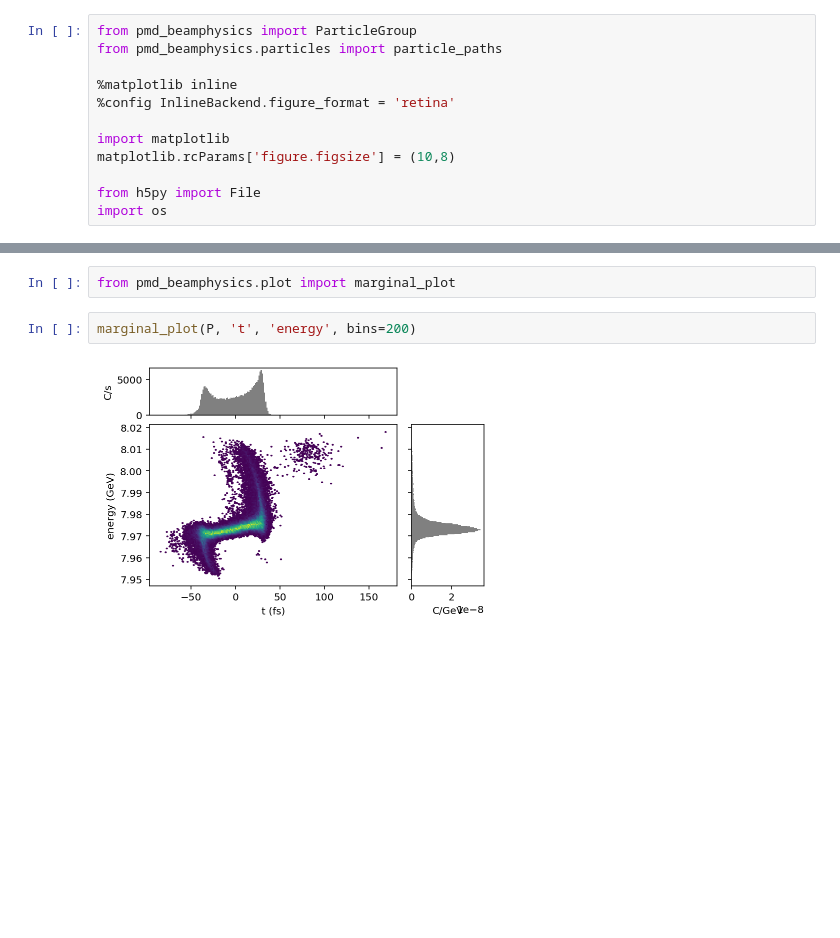
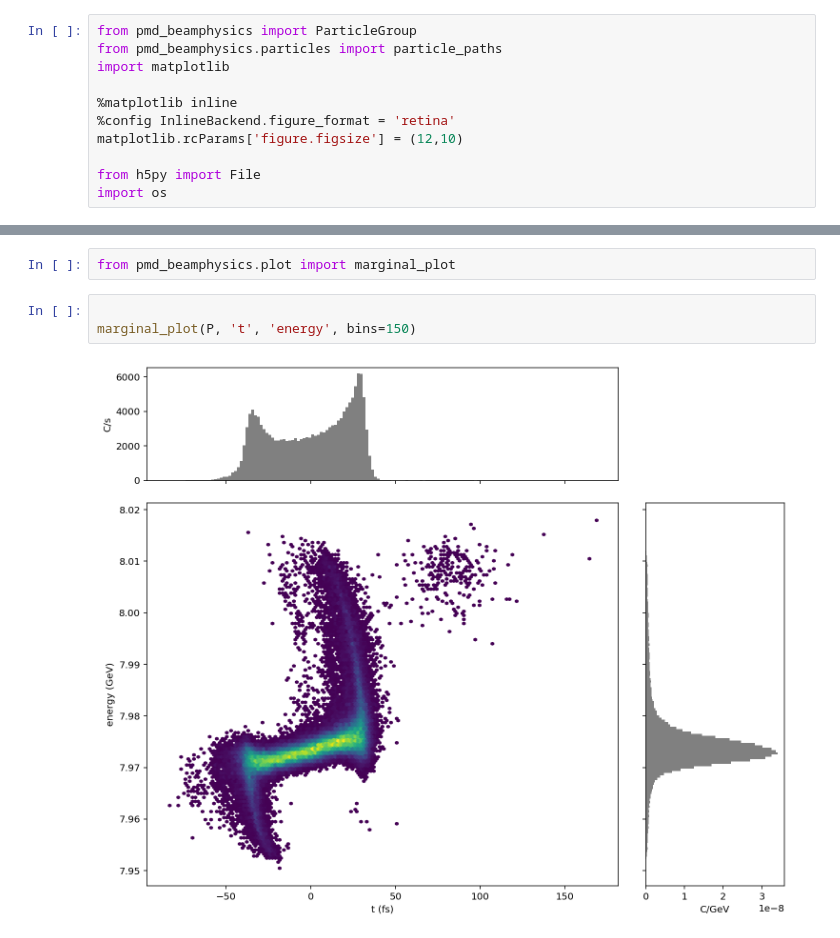
Before and after one commit to ChristopherMayes/openPMD-beamphysics, a Jupyter notebook: examples/plot_examples.ipynb, the cells around one changed output, grey strips where cells are left out. Drawn from its saved outputs; the diff is of its cells as text; blank space fills up the shorter version.

Commit message:
larger figures

```diff
--- a/examples/plot_examples.ipynb
+++ b/examples/plot_examples.ipynb
@@ -7,12 +7,11 @@
 # %%
 from pmd_beamphysics import ParticleGroup
 from pmd_beamphysics.particles import particle_paths
+import matplotlib
 
 %matplotlib inline
 %config InlineBackend.figure_format = 'retina'
-
-import matplotlib
-matplotlib.rcParams['figure.figsize'] = (10,8)
+matplotlib.rcParams['figure.figsize'] = (12,10)
 
 from h5py import File
 import os
@@ -51,9 +50,10 @@ slice_plot(P, 'min_x', slice_key='t')
 # %%
 from pmd_beamphysics.plot import marginal_plot
 # %%
-marginal_plot(P, 't', 'energy', bins=200)
+
+marginal_plot(P, 't', 'energy', bins=150)
 # %% [output]
-[figure, old version]
+[figure, new version]
 # %%
 marginal_plot(P, 'x', 'px', bins=200)
 # %% [output]
```
Also changed, not shown: parts of 3 cells of this notebook, 2 other files.
